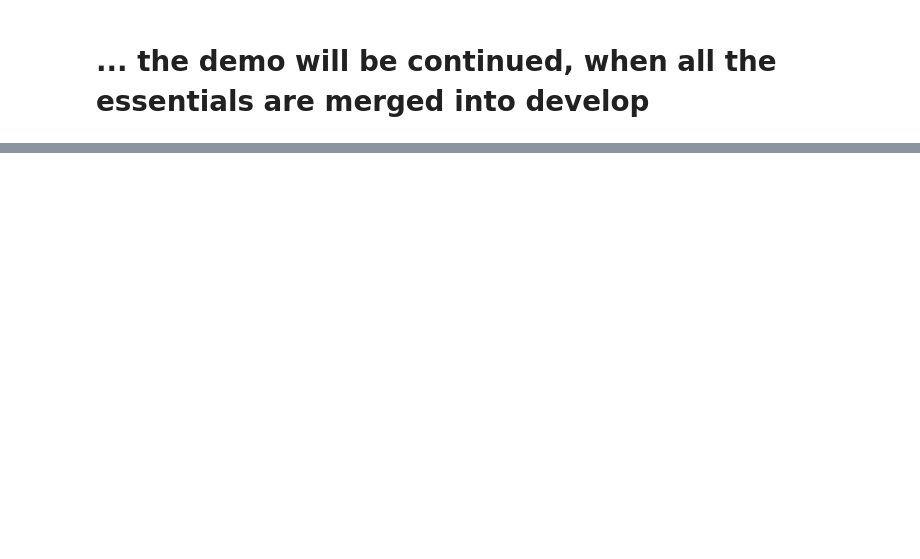
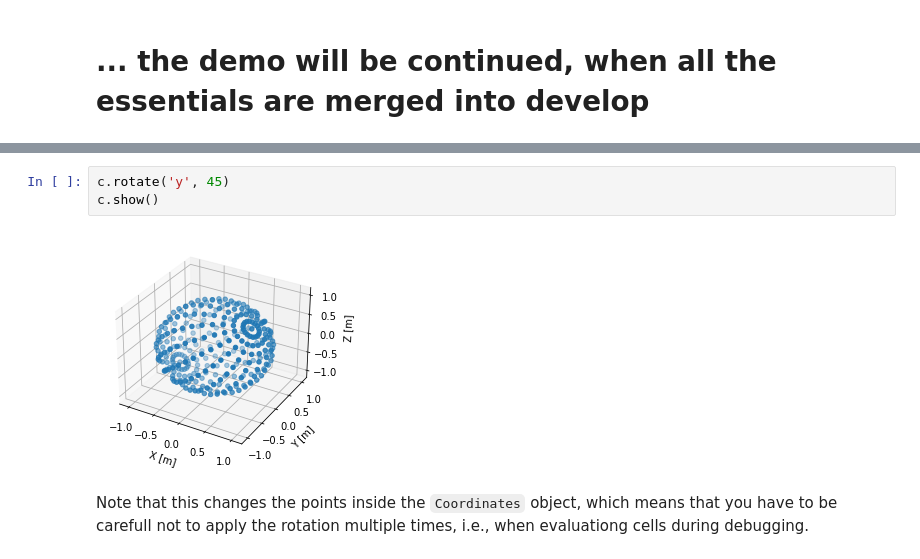
Before and after one commit to pyfar/pyfar, a Jupyter notebook: examples/haiopy_demo.ipynb, the cells around one changed output, grey strips where cells are left out. Drawn from its saved outputs; the diff is of its cells as text; blank space fills up the shorter version.

```diff
--- a/examples/haiopy_demo.ipynb
+++ b/examples/haiopy_demo.ipynb
@@ -25,0 +107,7 @@ x
+# %%
+c.rotate('y', 45)
+c.show()
+# %% [output]
+[figure, added]
+# %% [markdown]
+Note that this changes the points inside the `Coordinates` object, which means that you have to be carefull not to apply the rotation multiple times, i.e., when evaluationg cells during debugging.
```
Also changed, not shown: parts of 16 cells of this notebook.
